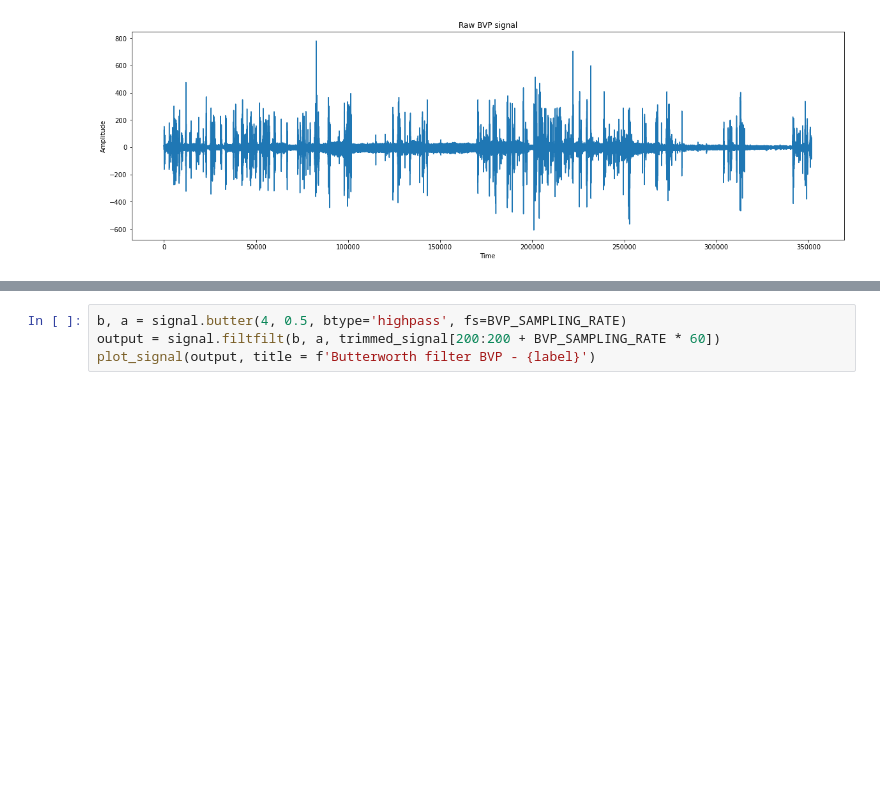
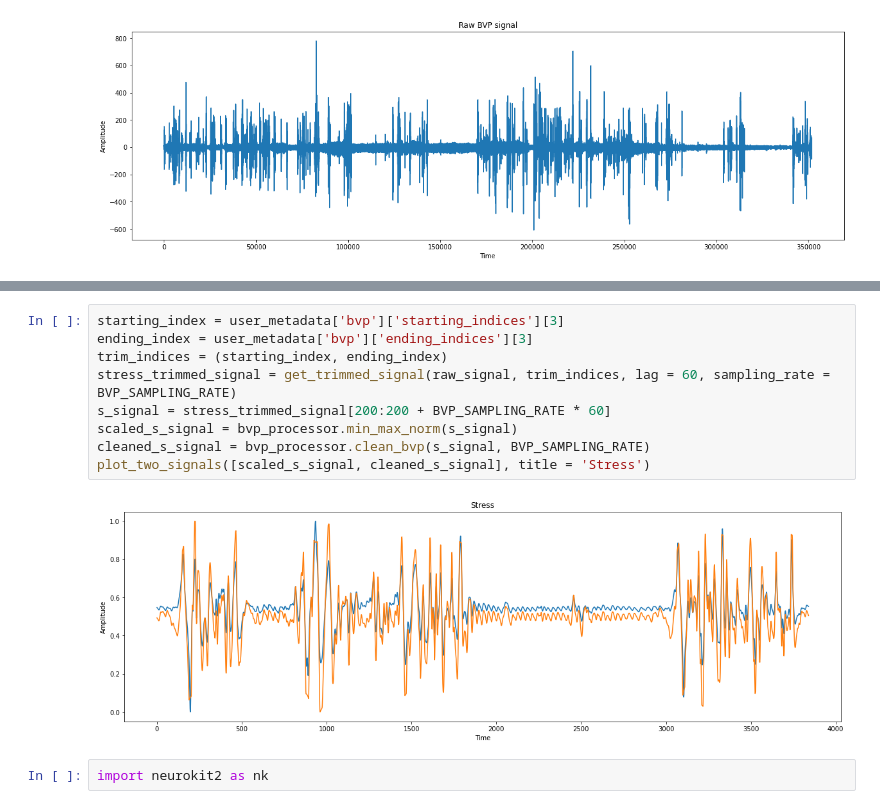
Before and after one commit to nvtu/IEA-AIE-Stress, a Jupyter notebook: analysis/hrv_analysis.ipynb, the cells around one changed output, grey strips where cells are left out. Drawn from its saved outputs; the diff is of its cells as text; blank space fills up the shorter version.

```diff
--- a/analysis/hrv_analysis.ipynb
+++ b/analysis/hrv_analysis.ipynb
@@ -39,4 +47,13 @@ for i, label in enumerate(user_metadata['labels']):
-# %%
-b, a = signal.butter(4, 0.5, btype='highpass', fs=BVP_SAMPLING_RATE)
-output = signal.filtfilt(b, a, trimmed_signal[200:200 + BVP_SAMPLING_RATE * 60])
-plot_signal(output, title = f'Butterworth filter BVP - {label}')
+# %%
+starting_index = user_metadata['bvp']['starting_indices'][3]
+ending_index = user_metadata['bvp']['ending_indices'][3]
+trim_indices = (starting_index, ending_index)
+stress_trimmed_signal = get_trimmed_signal(raw_signal, trim_indices, lag = 60, sampling_rate = BVP_SAMPLING_RATE)
+s_signal = stress_trimmed_signal[200:200 + BVP_SAMPLING_RATE * 60]
+scaled_s_signal = bvp_processor.min_max_norm(s_signal)
+cleaned_s_signal = bvp_processor.clean_bvp(s_signal, BVP_SAMPLING_RATE)
+plot_two_signals([scaled_s_signal, cleaned_s_signal], title = 'Stress')
+# %% [output]
+[figure, added]
+# %%
+import neurokit2 as nk
```
Also changed, not shown: parts of 16 cells of this notebook, 28 other files.
